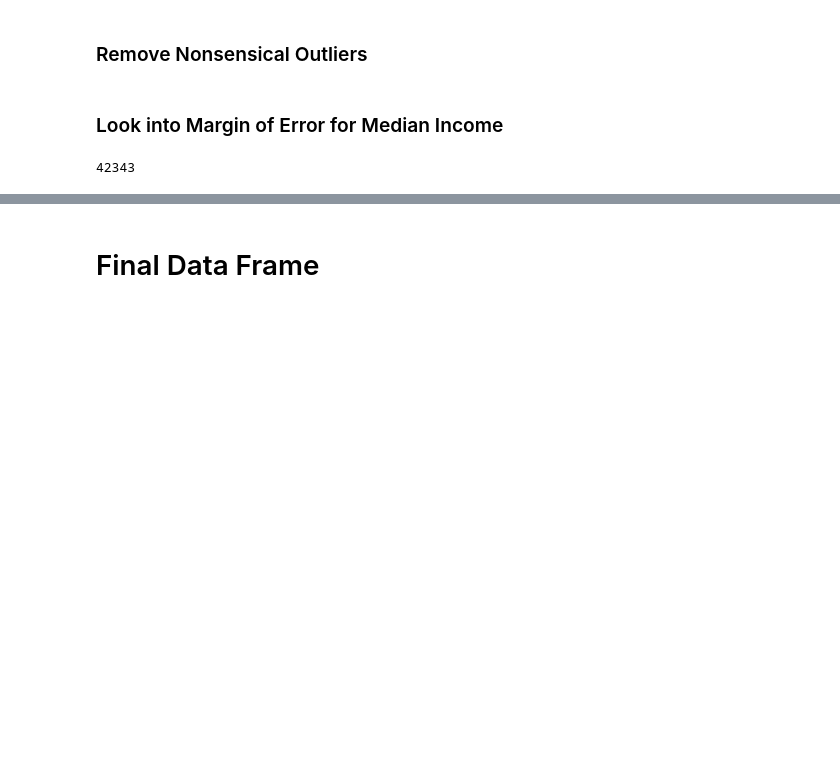
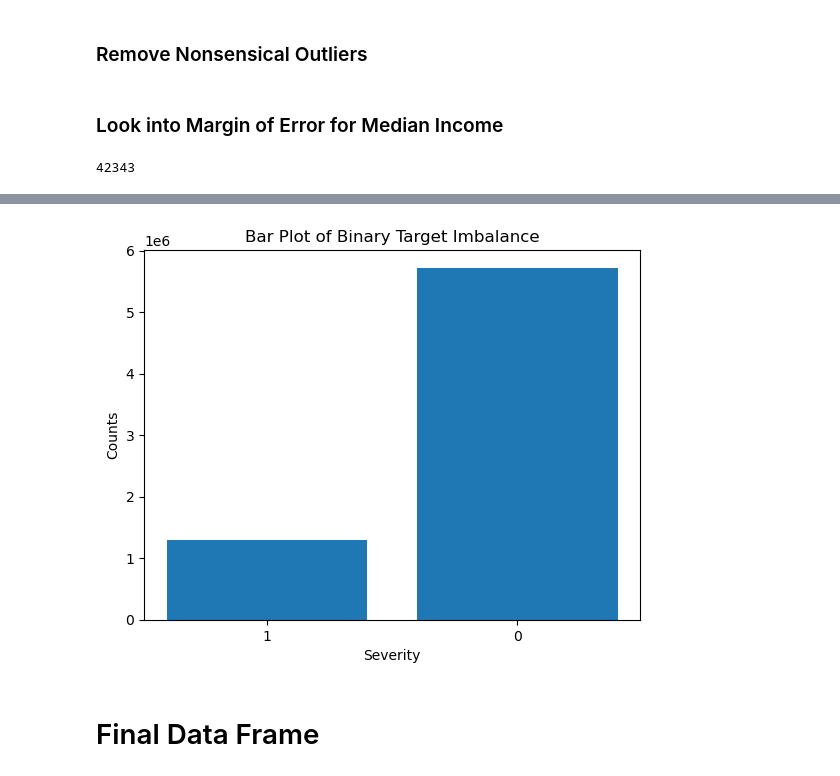
Before and after one commit to eplarocco/spark_traffic_data, a Jupyter notebook: Preprocessing_update.ipynb, the cells around one changed output, grey strips where cells are left out. Cells and saved outputs as stored; diff of their text form; code cells hidden in the pictures; blank space fills up the shorter version.

```diff
--- a/Preprocessing_update.ipynb
+++ b/Preprocessing_update.ipynb
@@ -978,0 +1008,7 @@ df.select('MedianIncome').where(df.MedianIncome_MarginOfError/df.MedianIncome >
+# %%
+# Add Severity Binary Column
+df = df.withColumn('Severity_Binary', when((F.col("Severity")==1) | (F.col("Severity")==2), 0).otherwise(1))
+# %%
+# Check Class Imbalance
+cts = df.groupBy("Severity_Binary").count().withColumn('percent', (F.col('count') / rows)*100)
+cts.show()
@@ -979,3 +1023,14 @@ df.select('MedianIncome').where(df.MedianIncome_MarginOfError/df.MedianIncome >
+# %%
+# Plot Class Imbalance
+cts = cts.toPandas()
+cts['Severity_Binary'] = cts['Severity_Binary'].astype(str)
+plt.bar(cts.Severity_Binary, cts['count'])
+plt.xlabel('Severity')
+plt.ylabel('Counts')
+plt.title('Bar Plot of Binary Target Imbalance')
+plt.show()
+# %% [output]
+[figure, added]
 # %% [markdown]
 # Final Data Frame
 # %%
```
Also changed, not shown: parts of 34 cells of this notebook, 22 other files.
